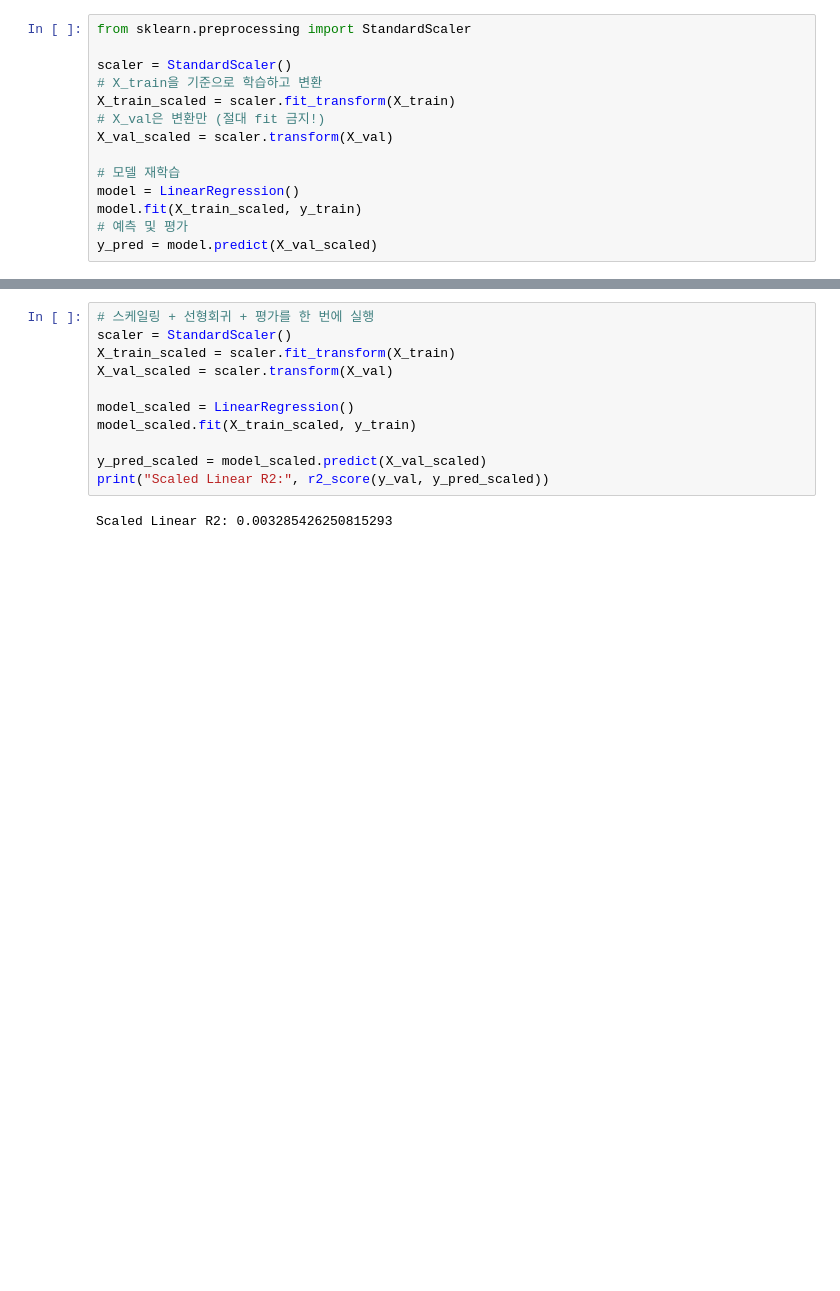
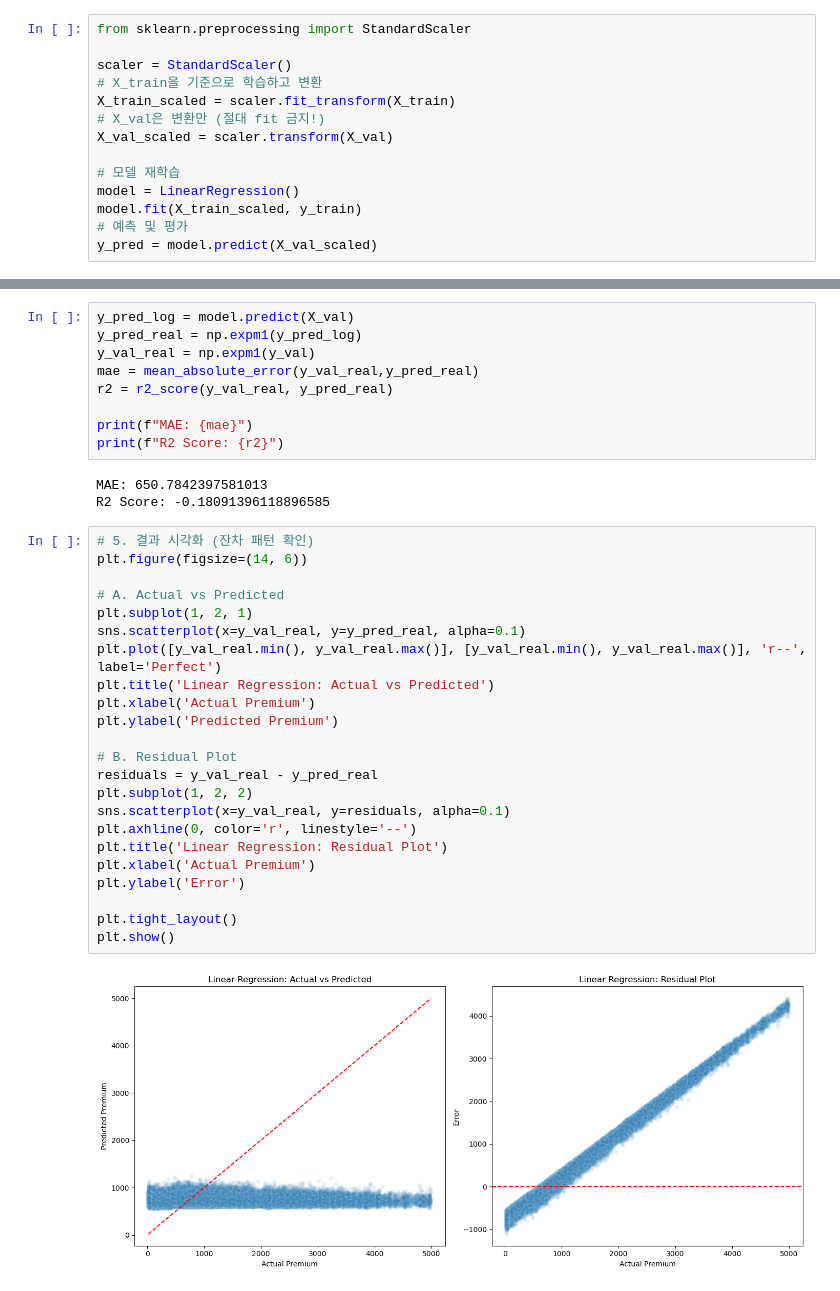
Before and after one commit to Saturn294571/25-2-ML-final-report, a Jupyter notebook: notebooks/lin_base_modeling.ipynb, the cells around one changed output, grey strips where cells are left out. Drawn from its saved outputs; the diff is of its cells as text; blank space fills up the shorter version.

```diff
--- a/notebooks/lin_base_modeling.ipynb
+++ b/notebooks/lin_base_modeling.ipynb
@@ -116,13 +105,37 @@ Test Std: 864.4586166076839
-# %%
-# 스케일링 + 선형회귀 + 평가를 한 번에 실행
-scaler = StandardScaler()
-X_train_scaled = scaler.fit_transform(X_train)
-X_val_scaled = scaler.transform(X_val)
-
-model_scaled = LinearRegression()
-model_scaled.fit(X_train_scaled, y_train)
-
-y_pred_scaled = model_scaled.predict(X_val_scaled)
-print("Scaled Linear R2:", r2_score(y_val, y_pred_scaled))
-# %% [output]
-Scaled Linear R2: 0.003285426250815293
+# %%
+y_pred_log = model.predict(X_val)
+y_pred_real = np.expm1(y_pred_log)
+y_val_real = np.expm1(y_val)
+mae = mean_absolute_error(y_val_real,y_pred_real)
+r2 = r2_score(y_val_real, y_pred_real)
+
+print(f"MAE: {mae}")
+print(f"R2 Score: {r2}")
+# %% [output]
+MAE: 650.7842397581013
+R2 Score: -0.18091396118896585
+# %%
+# 5. 결과 시각화 (잔차 패턴 확인)
+plt.figure(figsize=(14, 6))
+
+# A. Actual vs Predicted
+plt.subplot(1, 2, 1)
+sns.scatterplot(x=y_val_real, y=y_pred_real, alpha=0.1)
+plt.plot([y_val_real.min(), y_val_real.max()], [y_val_real.min(), y_val_real.max()], 'r--', label='Perfect')
+plt.title('Linear Regression: Actual vs Predicted')
+plt.xlabel('Actual Premium')
+plt.ylabel('Predicted Premium')
+
+# B. Residual Plot
+residuals = y_val_real - y_pred_real
+plt.subplot(1, 2, 2)
+sns.scatterplot(x=y_val_real, y=residuals, alpha=0.1)
+plt.axhline(0, color='r', linestyle='--')
+plt.title('Linear Regression: Residual Plot')
+plt.xlabel('Actual Premium')
+plt.ylabel('Error')
+
+plt.tight_layout()
+plt.show()
+# %% [output]
+[figure, added]
```
Also changed, not shown: parts of 7 cells of this notebook, 4 other files.
